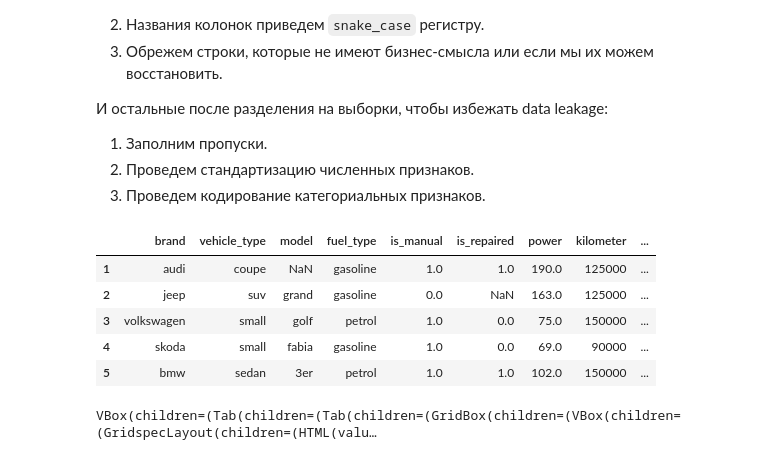
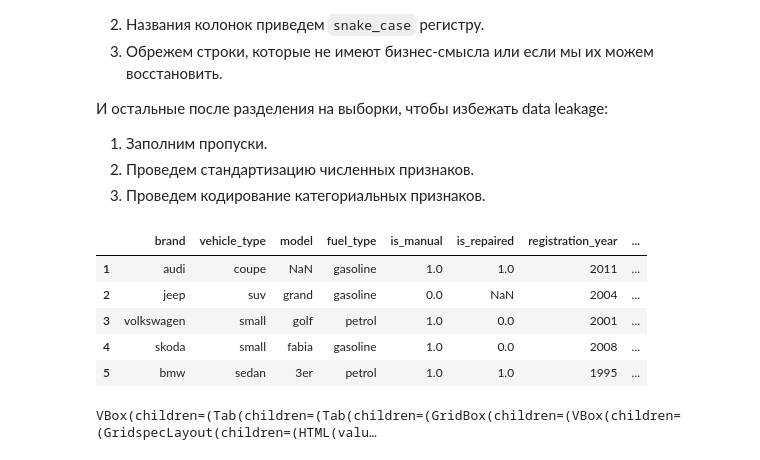
Before and after one commit to mskhmelik/yandex_data_science, a Jupyter notebook: Project_6/prj_auto_prices.ipynb, the cells around one changed output. Saved outputs shown, nothing was run; the diff lists cells and outputs as text; code cells hidden in the pictures.

Commit message:
modified:   Project_6/prj_auto_prices.ipynb changes:    added first iteration of pipeline

```diff
--- a/Project_6/prj_auto_prices.ipynb
+++ b/Project_6/prj_auto_prices.ipynb
@@ -155,35 +156,40 @@ VBox(children=(Tab(children=(Tab(children=(GridBox(children=(VBox(children=(Grid
 # %%
 df_autos = (
     raw_autos
     .copy()
     .drop(['DateCrawled', 'DateCreated', 'LastSeen', 'PostalCode', 'NumberOfPictures'], axis=1)
     .rename(columns=lambda column: snakecase(column))
     .loc[lambda df:
         (df.price > 0)
         & (df.registration_year.between(1990, 2023))
         & (df.registration_month > 0)
         & (df.power <= 300)
-        & ~(df.vehicle_type.isna())
+        # & ~(df.vehicle_type.isna())
     ]
     .assign(
         power=lambda df: df.power.replace(0, np.nan),
         is_repaired=lambda df: df.repaired.map({'yes': 1, 'no': 0}),
         is_manual=lambda df: df.gearbox.map({'manual': 1, 'auto': 0})
     )
     .loc[:, [
-        'brand', 'vehicle_type', 'model', 'fuel_type', 'is_manual',
-        'is_repaired', 'power', 'kilometer', 'registration_year', 'registration_month', 'price'
+        'brand', 'vehicle_type', 'model', 'fuel_type', 'is_manual', 'is_repaired',
+        'registration_year', 'registration_month', 'power', 'kilometer', 'price'
     ]]
+    .astype({
+        'brand': 'category', 'vehicle_type': 'category', 'model': 'category', 'fuel_type': 'category',
+        'is_manual': 'float', 'is_repaired': 'float', 'registration_year': 'int64', 'registration_month': 'int64',
+        'power': 'float', 'kilometer': 'float', 'price': 'float'
+    })
 )
 
 display(df_autos.head())
 # %% [output]
-|  | brand | vehicle_type | model | fuel_type | is_manual | is_repaired | power | kilometer | ... |
-| 1 | audi | coupe | NaN | gasoline | 1.0 | 1.0 | 190.0 | 125000 | ... |
-| 2 | jeep | suv | grand | gasoline | 0.0 | NaN | 163.0 | 125000 | ... |
-| 3 | volkswagen | small | golf | petrol | 1.0 | 0.0 | 75.0 | 150000 | ... |
-| 4 | skoda | small | fabia | gasoline | 1.0 | 0.0 | 69.0 | 90000 | ... |
-| 5 | bmw | sedan | 3er | petrol | 1.0 | 1.0 | 102.0 | 150000 | ... |
+|  | brand | vehicle_type | model | fuel_type | is_manual | is_repaired | registration_year | ... |
+| 1 | audi | coupe | NaN | gasoline | 1.0 | 1.0 | 2011 | ... |
+| 2 | jeep | suv | grand | gasoline | 0.0 | NaN | 2004 | ... |
+| 3 | volkswagen | small | golf | petrol | 1.0 | 0.0 | 2001 | ... |
+| 4 | skoda | small | fabia | gasoline | 1.0 | 0.0 | 2008 | ... |
+| 5 | bmw | sedan | 3er | petrol | 1.0 | 1.0 | 1995 | ... |
 # %%
 ProfileReport(df_autos).to_widgets()
 # %% [output]
```
Also changed, not shown: parts of 11 cells of this notebook.
